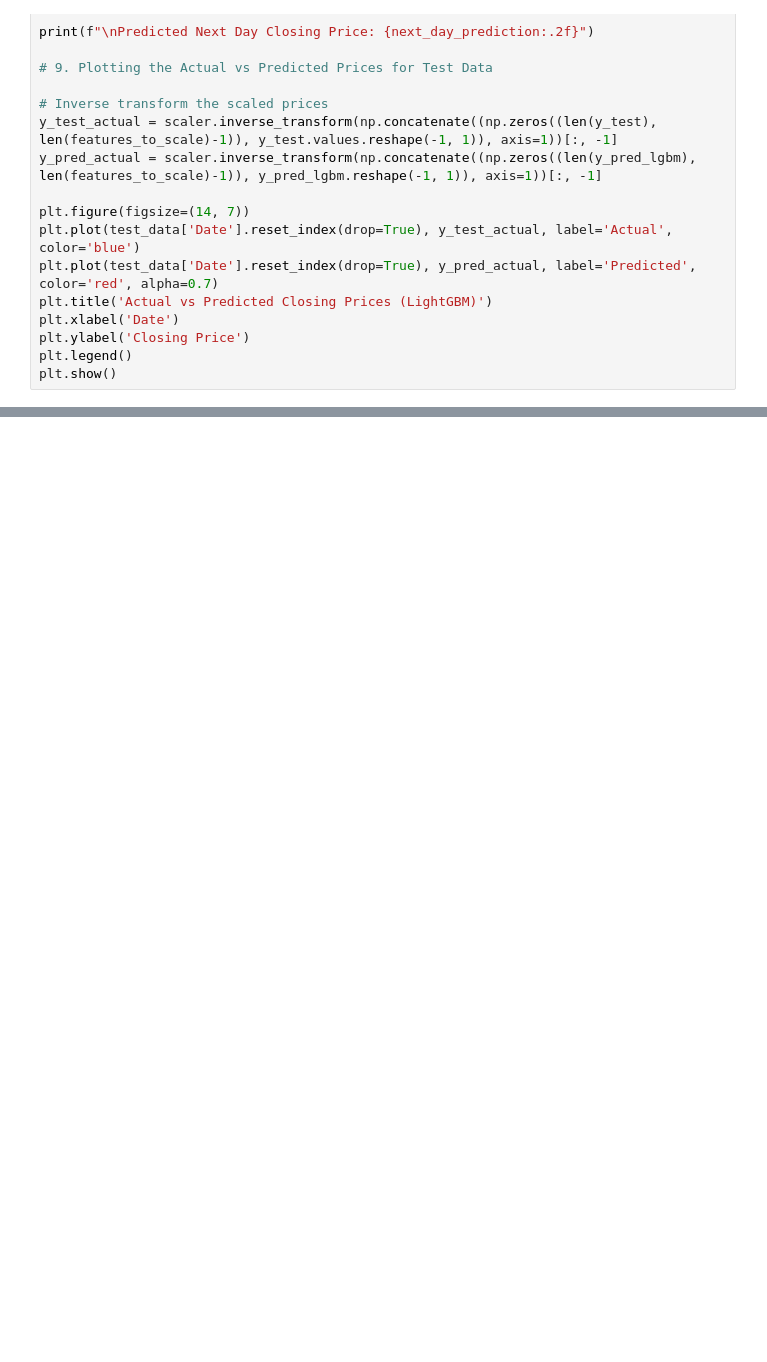
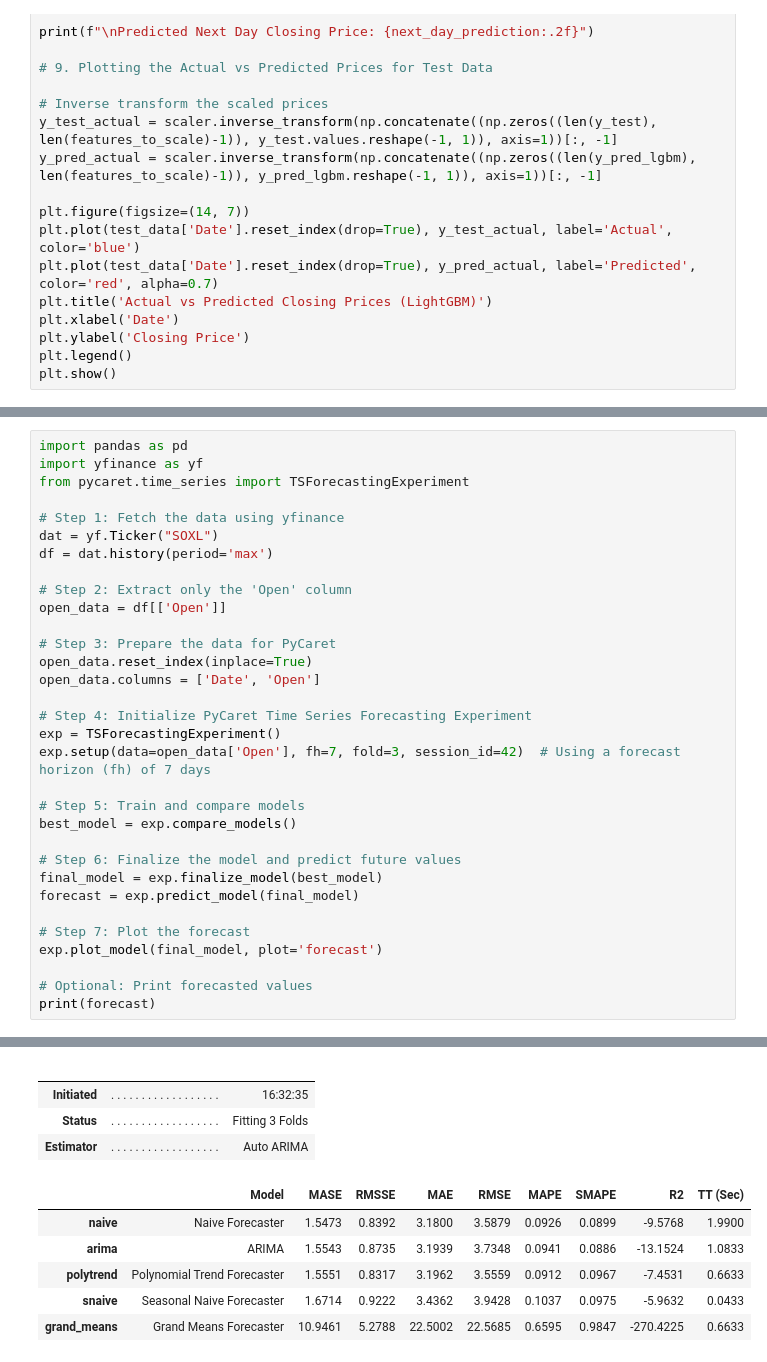
Before and after one commit to gaviral/learn_timeseries_ml, a Jupyter notebook: main.ipynb, the cells around one changed output, grey strips where cells are left out. Saved outputs shown, nothing was run; the diff lists cells and outputs as text; blank space fills up the shorter version.

Commit message:
pycaret

```diff
--- a/main.ipynb
+++ b/main.ipynb
@@ -325,0 +2008,33 @@ plt.show()
+# %%
+import pandas as pd
+import yfinance as yf
+from pycaret.time_series import TSForecastingExperiment
+
+# Step 1: Fetch the data using yfinance
+dat = yf.Ticker("SOXL")
+df = dat.history(period='max')
+
+# Step 2: Extract only the 'Open' column
+open_data = df[['Open']]
+
+# Step 3: Prepare the data for PyCaret
+open_data.reset_index(inplace=True)
+open_data.columns = ['Date', 'Open']
+
+# Step 4: Initialize PyCaret Time Series Forecasting Experiment
+exp = TSForecastingExperiment()
+exp.setup(data=open_data['Open'], fh=7, fold=3, session_id=42)  # Using a forecast horizon (fh) of 7 days
+
+# Step 5: Train and compare models
+best_model = exp.compare_models()
+
+# Step 6: Finalize the model and predict future values
+final_model = exp.finalize_model(best_model)
+forecast = exp.predict_model(final_model)
+
+# Step 7: Plot the forecast
+exp.plot_model(final_model, plot='forecast')
+
+# Optional: Print forecasted values
+print(forecast)
+# %% [output]
@@ -325,0 +2058,11 @@ plt.show()
+|  |  |  |
+|  |  |  |
+| Initiated | . . . . . . . . . . . . . . . . . . | 16:32:35 |
+| Status | . . . . . . . . . . . . . . . . . . | Fitting 3 Folds |
+| Estimator | . . . . . . . . . . . . . . . . . . | Auto ARIMA |
+|  | Model | MASE | RMSSE | MAE | RMSE | MAPE | SMAPE | R2 | TT (Sec) |
+| naive | Naive Forecaster | 1.5473 | 0.8392 | 3.1800 | 3.5879 | 0.0926 | 0.0899 | -9.5768 | 1.9900 |
+| arima | ARIMA | 1.5543 | 0.8735 | 3.1939 | 3.7348 | 0.0941 | 0.0886 | -13.1524 | 1.0833 |
+| polytrend | Polynomial Trend Forecaster | 1.5551 | 0.8317 | 3.1962 | 3.5559 | 0.0912 | 0.0967 | -7.4531 | 0.6633 |
+| snaive | Seasonal Naive Forecaster | 1.6714 | 0.9222 | 3.4362 | 3.9428 | 0.1037 | 0.0975 | -5.9632 | 0.0433 |
+| grand_means | Grand Means Forecaster | 10.9461 | 5.2788 | 22.5002 | 22.5685 | 0.6595 | 0.9847 | -270.4225 | 0.6633 |
```
Also changed, not shown: parts of 6 cells of this notebook.
